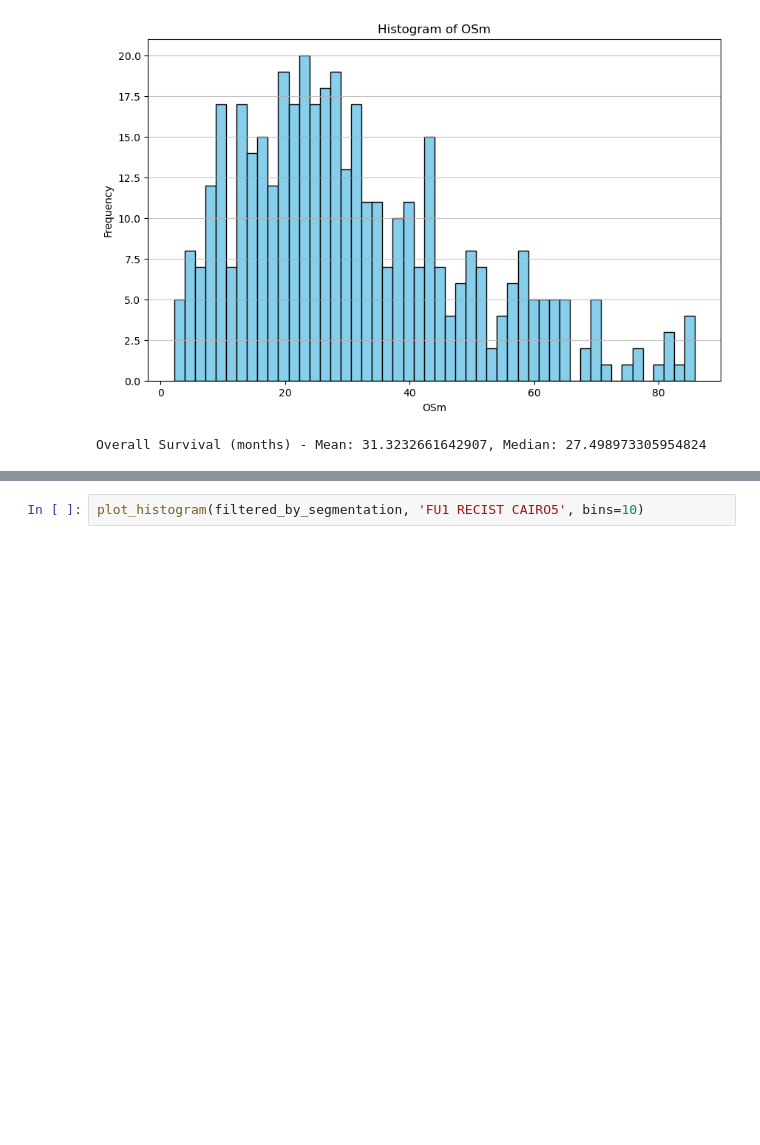
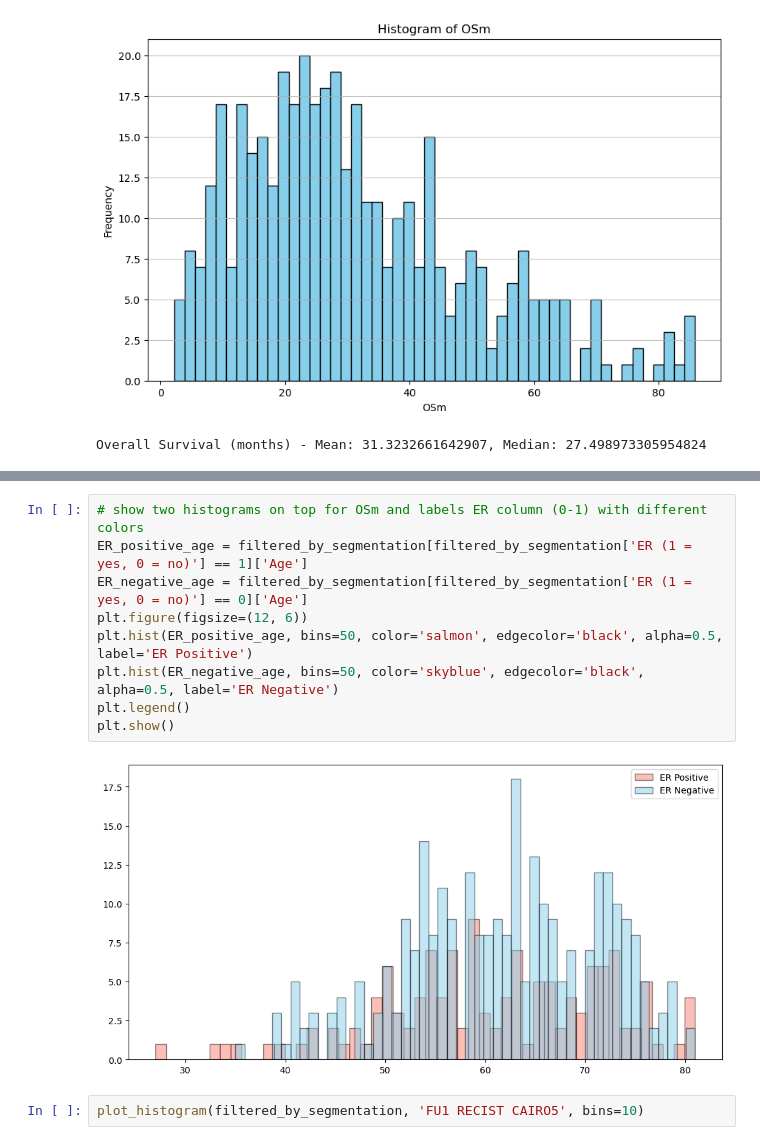
Before and after one commit to rezakarimzadeh/crlm, a Jupyter notebook: notebooks/available_data_statistics.ipynb, the cells around one changed output, grey strips where cells are left out. Drawn from its saved outputs; the diff is of its cells as text; blank space fills up the shorter version.

```diff
--- a/notebooks/available_data_statistics.ipynb
+++ b/notebooks/available_data_statistics.ipynb
@@ -126,3 +86,14 @@ See the caveats in the documentation: https://pandas.pydata.org/pandas-docs/stab
+# %%
+# show two histograms on top for OSm and labels ER column (0-1) with different colors
+ER_positive_age = filtered_by_segmentation[filtered_by_segmentation['ER (1 = yes, 0 = no)'] == 1]['Age']
+ER_negative_age = filtered_by_segmentation[filtered_by_segmentation['ER (1 = yes, 0 = no)'] == 0]['Age']
+plt.figure(figsize=(12, 6))
+plt.hist(ER_positive_age, bins=50, color='salmon', edgecolor='black', alpha=0.5, label='ER Positive')
+plt.hist(ER_negative_age, bins=50, color='skyblue', edgecolor='black', alpha=0.5, label='ER Negative')
+plt.legend()
+plt.show()
+# %% [output]
+[figure, added]
 # %%
 plot_histogram(filtered_by_segmentation, 'FU1 RECIST CAIRO5', bins=10)
 # %% [output]
```
Also changed, not shown: parts of 3 cells of this notebook, 13 other files.
